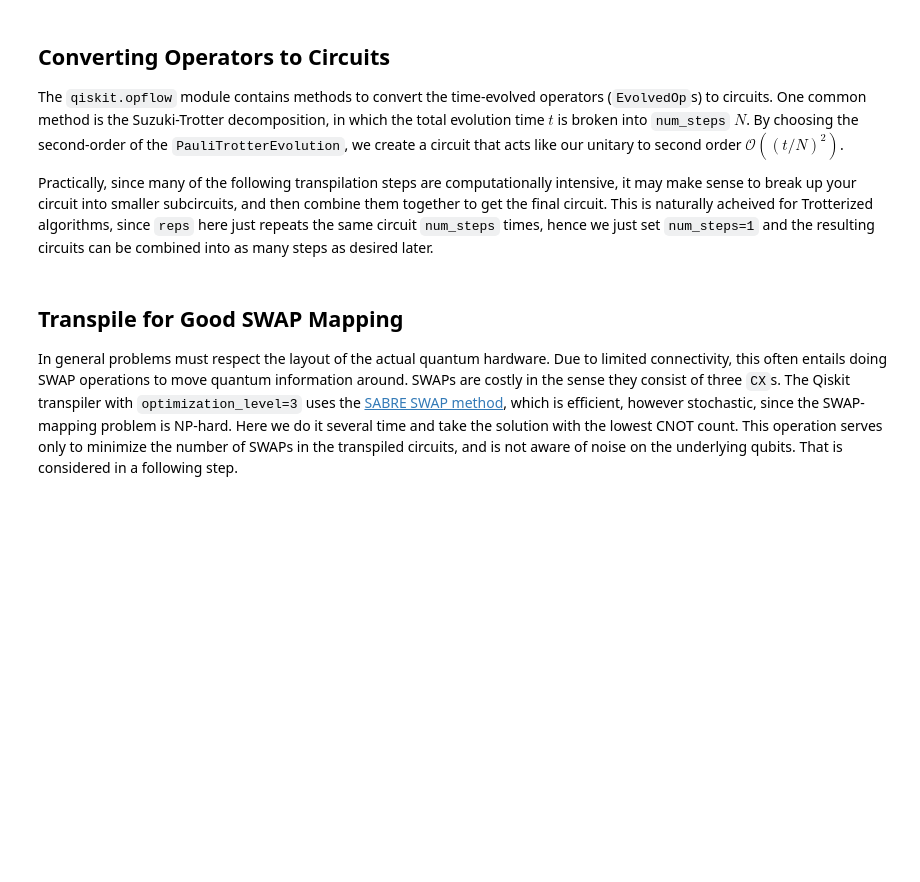
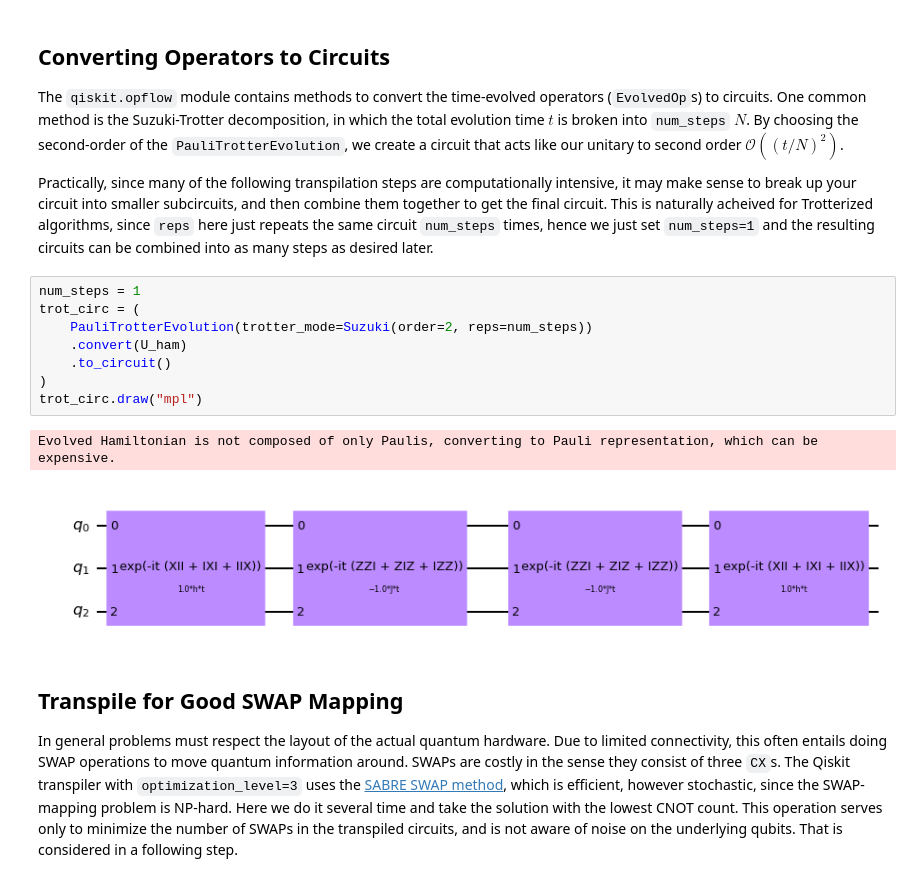
Before and after one commit to qiskit-community/qiskit-research, a Jupyter notebook: docs/getting_started.ipynb, the cells around one changed output. Saved outputs shown, nothing was run; the diff lists cells and outputs as text; blank space fills up the shorter version.

```diff
--- a/docs/getting_started.ipynb
+++ b/docs/getting_started.ipynb
@@ -55,6 +68,17 @@ print(U_ham)
 The `qiskit.opflow` module contains methods to convert the time-evolved operators (`EvolvedOp`s) to circuits. One common method is the Suzuki-Trotter decomposition, in which the total evolution time $t$ is broken into `num_steps` $N$. By choosing the second-order of the `PauliTrotterEvolution`, we create a circuit that acts like our unitary to second order $\mathcal{O}((t/N)^2)$.
 
 Practically, since many of the following transpilation steps are computationally intensive, it may make sense to break up your circuit into smaller subcircuits, and then combine them together to get the final circuit. This is naturally acheived for Trotterized algorithms, since `reps` here just repeats the same circuit `num_steps` times, hence we just set `num_steps=1` and the resulting circuits can be combined into as many steps as desired later.
+# %%
+num_steps = 1
+trot_circ = (
+    PauliTrotterEvolution(trotter_mode=Suzuki(order=2, reps=num_steps))
+    .convert(U_ham)
+    .to_circuit()
+)
+trot_circ.draw("mpl")
+# %% [output]
+Evolved Hamiltonian is not composed of only Paulis, converting to Pauli representation, which can be expensive.
+[figure, added]
 # %% [markdown]
 ## Transpile for Good SWAP Mapping
 
```
Also changed, not shown: parts of 5 cells of this notebook, 1 other file.
